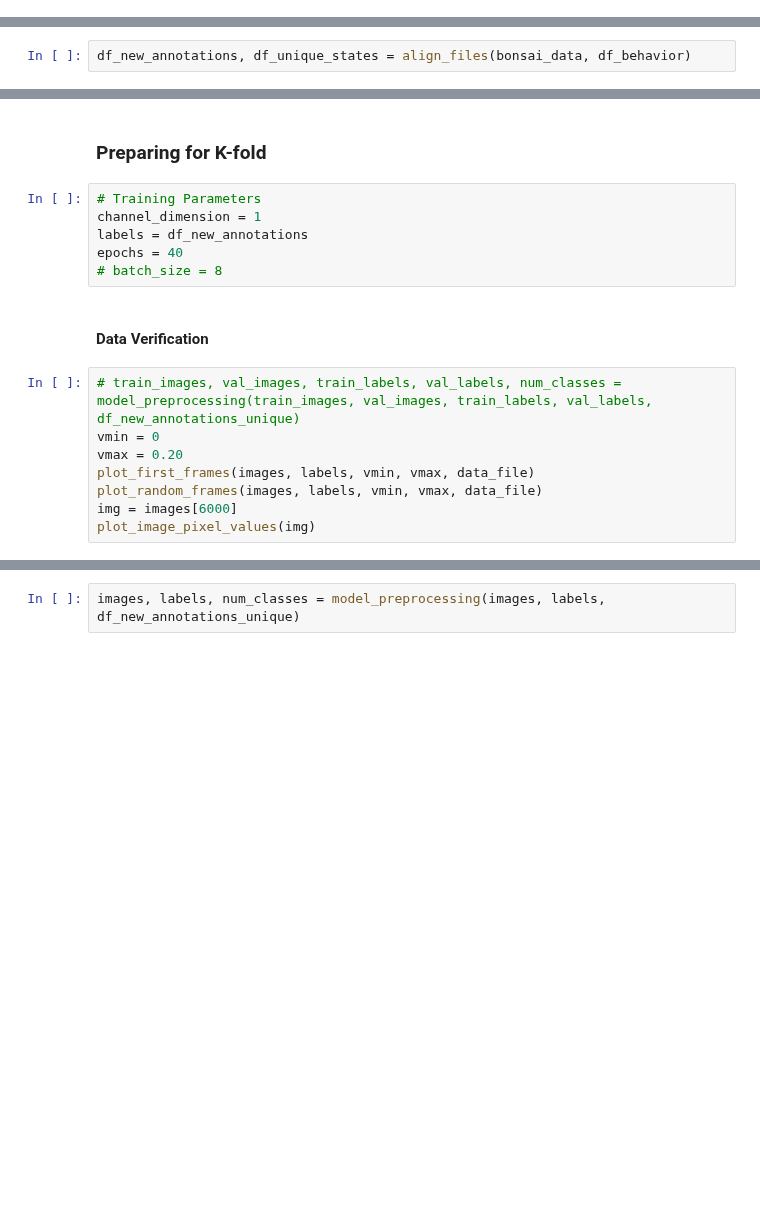
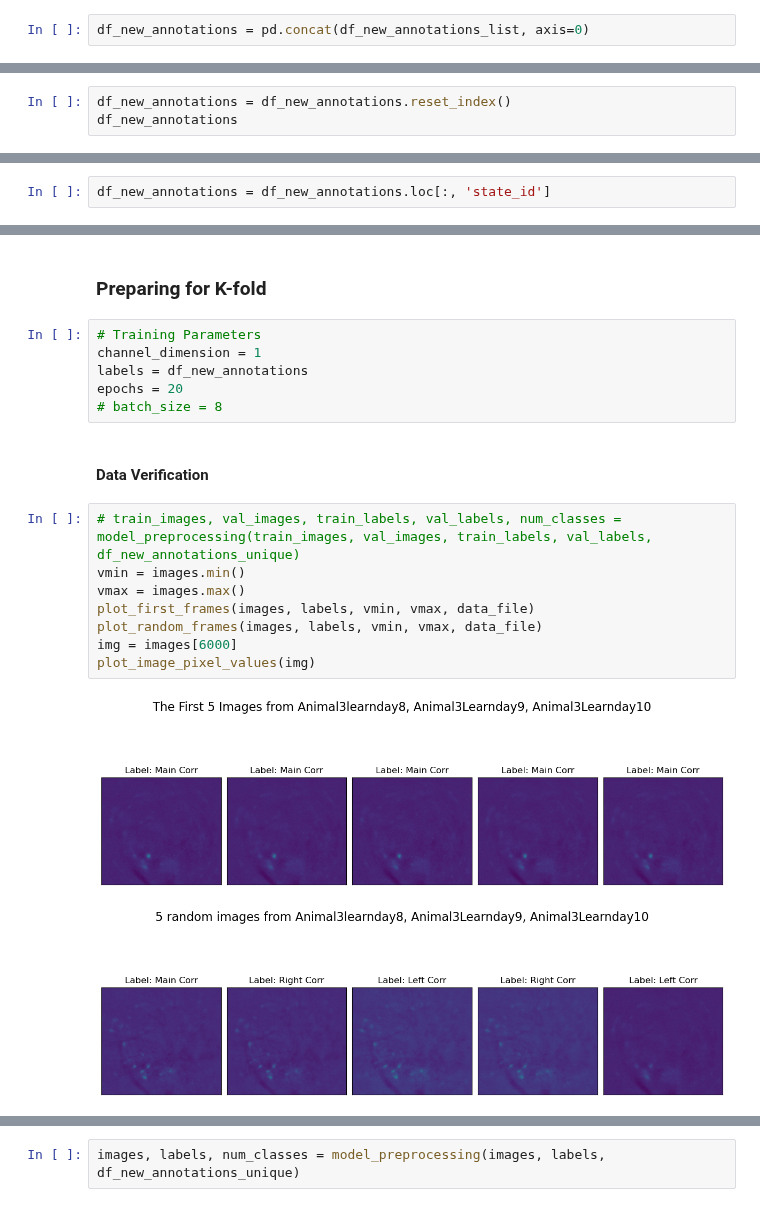
Before and after one commit to konkalaitzidis/bpnn, a Jupyter notebook: src/V3/BPNN_V3.ipynb, the cells around one changed output, grey strips where cells are left out. Cells and saved outputs as stored; diff of their text form; blank space fills up the shorter version.

Commit message:
WIP/Concatenating multiple videos and running the model

```diff
--- a/src/V3/BPNN_V3.ipynb
+++ b/src/V3/BPNN_V3.ipynb
@@ -187,0 +484,2 @@ df_behavior = pd.read_hdf('/home/dmc/Desktop/kostas/direct-Behavior-prediction-f
+# %%
+df_new_annotations = pd.concat(df_new_annotations_list, axis=0)
@@ -187,0 +488,3 @@ df_behavior = pd.read_hdf('/home/dmc/Desktop/kostas/direct-Behavior-prediction-f
+# %%
+df_new_annotations = df_new_annotations.reset_index()
+df_new_annotations
@@ -188,4 +516,2 @@ df_behavior = pd.read_hdf('/home/dmc/Desktop/kostas/direct-Behavior-prediction-f
 # %% [markdown]
 ### Aligning Behavior with Calcium video
-# %%
-df_new_annotations, df_unique_states = align_files(bonsai_data, df_behavior)
@@ -192,2 +520,4 @@ df_new_annotations, df_unique_states = align_files(bonsai_data, df_behavior)
+# %%
+df_new_annotations = df_new_annotations.loc[:, 'state_id']
 # %%
 df_new_annotations_unique = df_new_annotations.unique()
@@ -202,15 +537,18 @@ class_counts, total_counts = check_class_imbalance(df_new_annotations, experimen
 # Training Parameters
 channel_dimension = 1
 labels = df_new_annotations
-epochs = 40
+epochs = 20
 # batch_size = 8
 # %% [markdown]
 #### Data Verification
 # %%
 # train_images, val_images, train_labels, val_labels, num_classes = model_preprocessing(train_images, val_images, train_labels, val_labels, df_new_annotations_unique)
-vmin = 0
-vmax = 0.20
+vmin = images.min()
+vmax = images.max()
 plot_first_frames(images, labels, vmin, vmax, data_file)
 plot_random_frames(images, labels, vmin, vmax, data_file)
 img = images[6000]
 plot_image_pixel_values(img)
+# %% [output]
+[figure, added]
+[figure, added]
```
Also changed, not shown: parts of 58 cells of this notebook, 4 other files.
